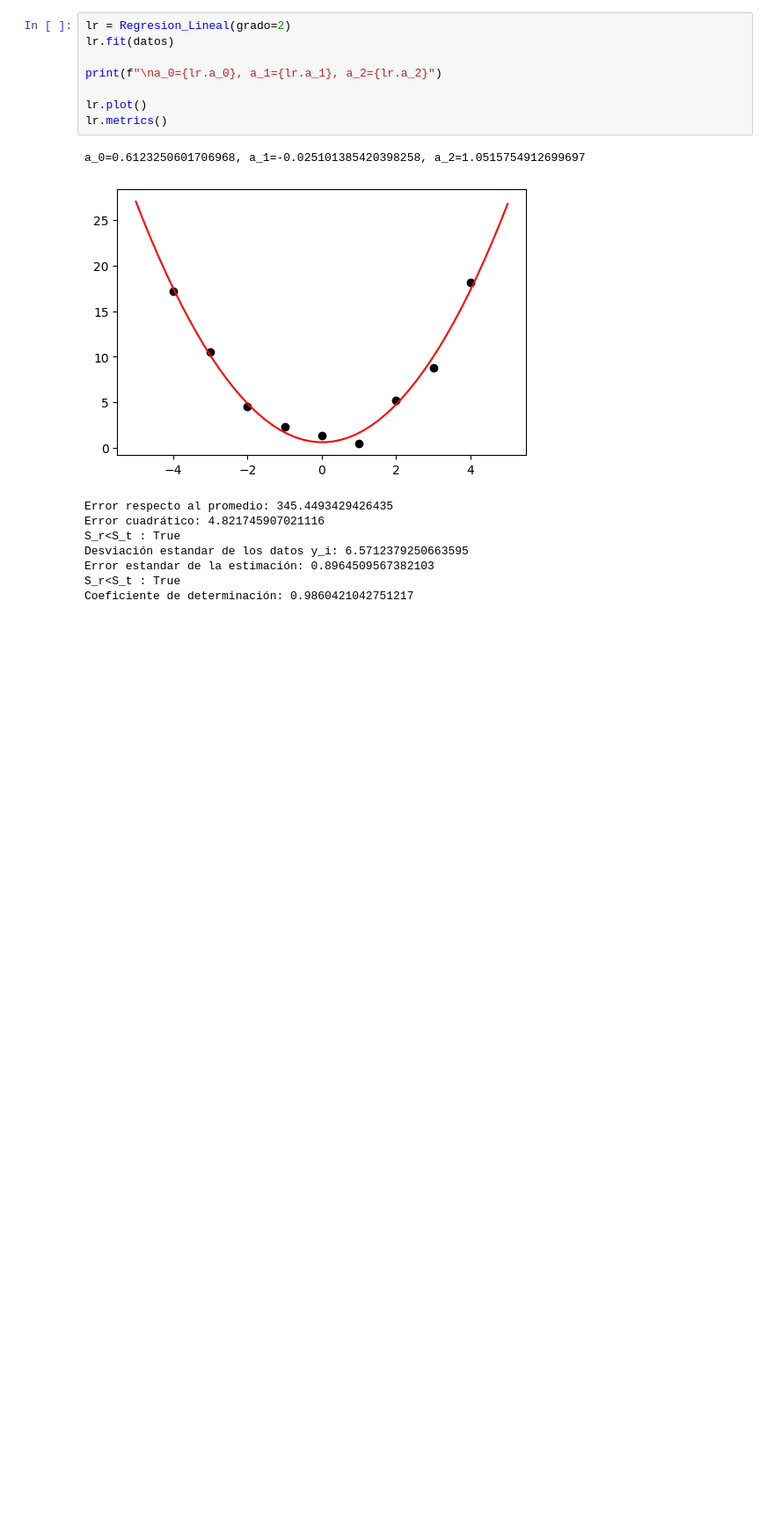
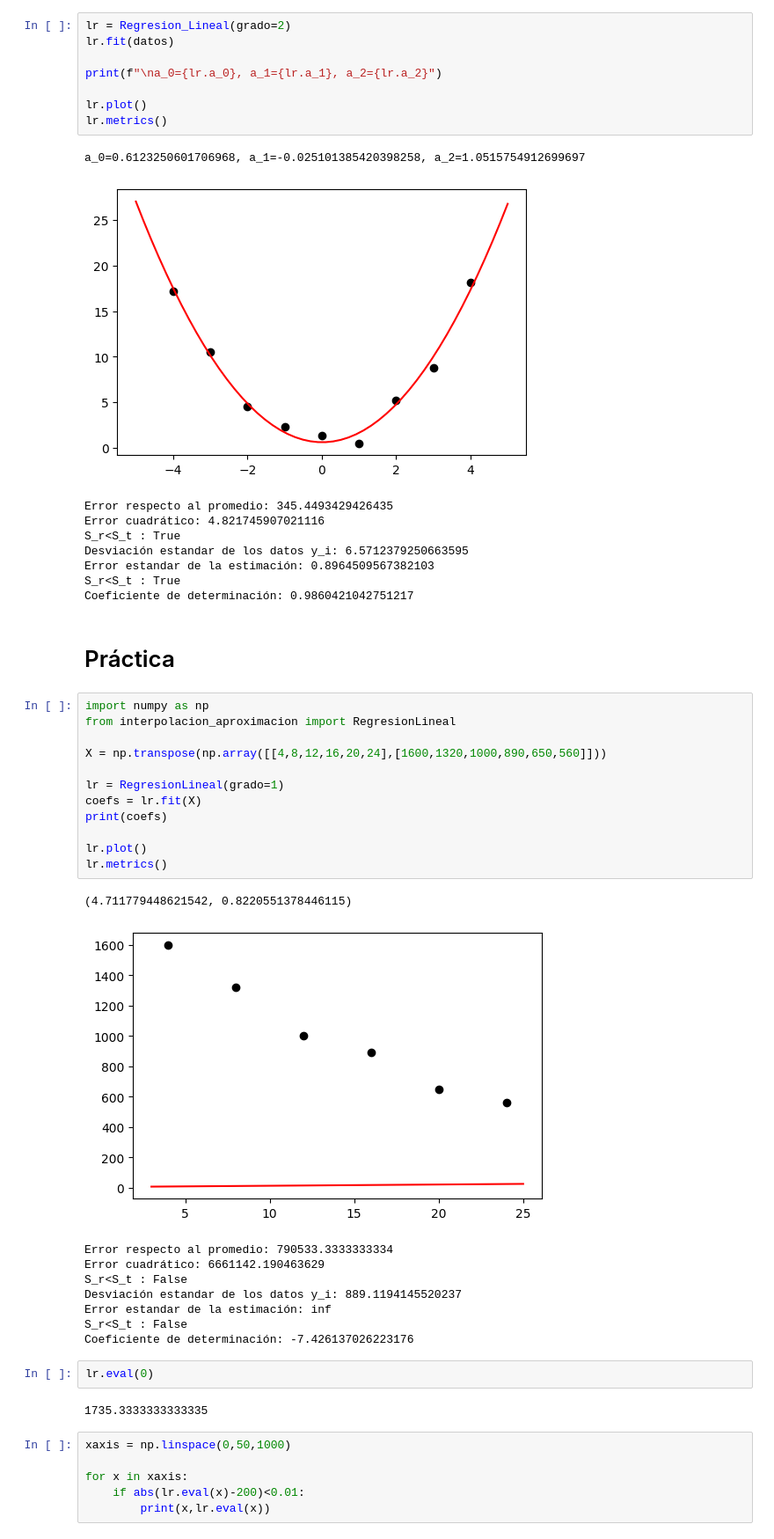
Before and after one commit to gmauricio-toledo/UNISON-teaching, a Jupyter notebook: regresion-lineal.ipynb, the cells around one changed output. Shown at 88% size. Cells and saved outputs as stored; diff of their text form; blank space fills up the shorter version.

```diff
--- a/regresion-lineal.ipynb
+++ b/regresion-lineal.ipynb
@@ -70,3 +70,37 @@ Desviación estandar de los datos y_i: 6.5712379250663595
 Error estandar de la estimación: 0.8964509567382103
 S_r<S_t : True
 Coeficiente de determinación: 0.9860421042751217
+# %% [markdown]
+# Práctica
+# %%
+import numpy as np
+from interpolacion_aproximacion import RegresionLineal
+
+X = np.transpose(np.array([[4,8,12,16,20,24],[1600,1320,1000,890,650,560]]))
+
+lr = RegresionLineal(grado=1)
+coefs = lr.fit(X)
+print(coefs)
+
+lr.plot()
+lr.metrics()
+# %% [output]
+(4.711779448621542, 0.8220551378446115)
+[figure, added]
+Error respecto al promedio: 790533.3333333334
+Error cuadrático: 6661142.190463629
+S_r<S_t : False
+Desviación estandar de los datos y_i: 889.1194145520237
+Error estandar de la estimación: inf
+S_r<S_t : False
+Coeficiente de determinación: -7.426137026223176
+# %%
+lr.eval(0)
+# %% [output]
+1735.3333333333335
+# %%
+xaxis = np.linspace(0,50,1000)
+
+for x in xaxis:
+    if abs(lr.eval(x)-200)<0.01:
+        print(x,lr.eval(x))
```
Also changed, not shown: parts of 7 cells of this notebook, 2 other files.
